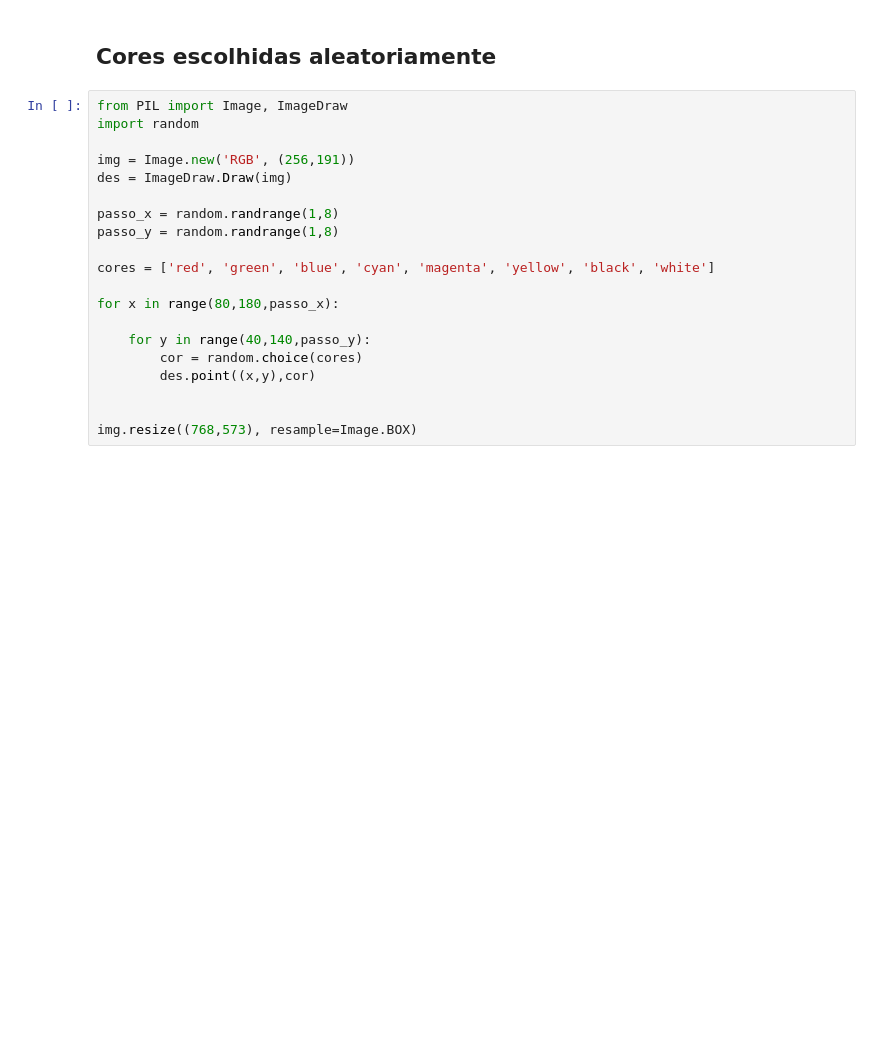
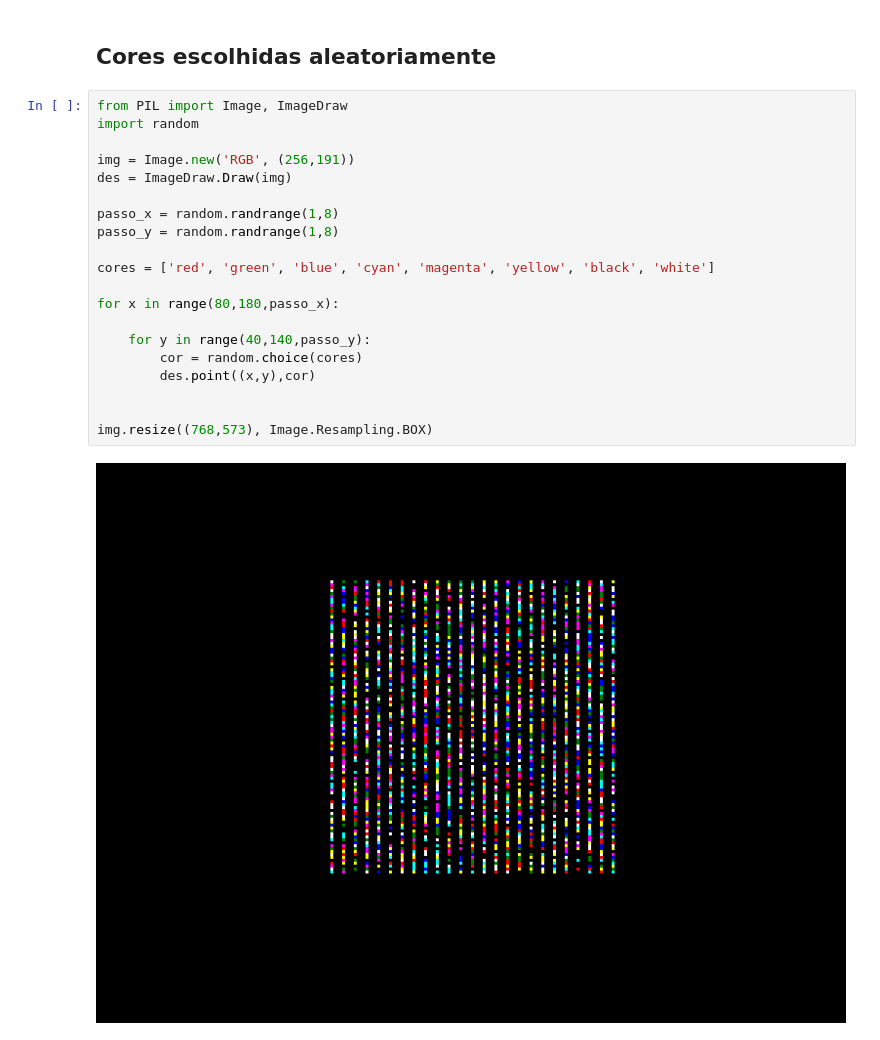
Before and after one commit to grzzr/oficinapy01, a Jupyter notebook: 20220812_Oficina.ipynb, the cells around one changed output. Drawn from its saved outputs; the diff is of its cells as text; blank space fills up the shorter version.

```diff
--- a/20220812_Oficina.ipynb
+++ b/20220812_Oficina.ipynb
@@ -413,20 +427,22 @@ img.resize((768,573),resample=Image.BOX)
 # %%
 from PIL import Image, ImageDraw
 import random
 
 img = Image.new('RGB', (256,191))
 des = ImageDraw.Draw(img)
 
 passo_x = random.randrange(1,8)
 passo_y = random.randrange(1,8)
 
 cores = ['red', 'green', 'blue', 'cyan', 'magenta', 'yellow', 'black', 'white']
 
 for x in range(80,180,passo_x):
 
     for y in range(40,140,passo_y):
         cor = random.choice(cores)
         des.point((x,y),cor)
 
 
-img.resize((768,573), resample=Image.BOX)
+img.resize((768,573), Image.Resampling.BOX)
+# %% [output]
+[figure, added]
```
Also changed, not shown: parts of 9 cells of this notebook.
